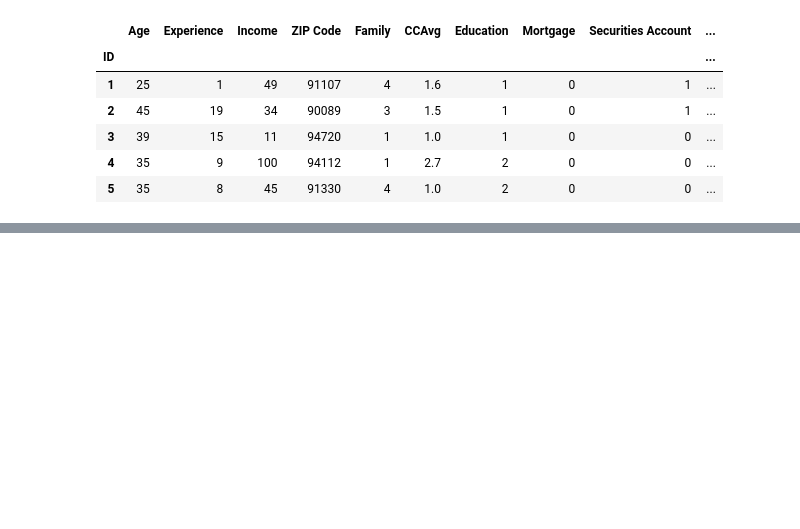
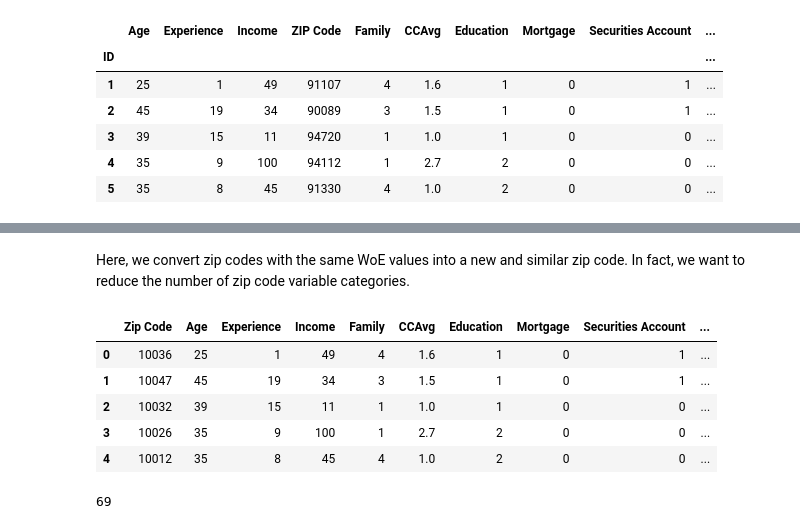
Before and after one commit to MostafaGorgani/Classification-models-for-personal-loan-customers, a Jupyter notebook: Bank personal loan modelling-April2023.ipynb, the cells around one changed output, grey strips where cells are left out. Cells and saved outputs as stored; diff of their text form; code cells hidden in the pictures; blank space fills up the shorter version.

Commit message:
Zip code variable analysis

```diff
--- a/Bank personal loan modelling-April2023.ipynb
+++ b/Bank personal loan modelling-April2023.ipynb
@@ -48,0 +180,31 @@ data.head()
+# %% [markdown]
+Here, we convert zip codes with the same WoE values into a new and similar zip code. In fact, we want to reduce the number of zip code variable categories.
+# %%
+#group the data by WoE and get the group indices
+group_indices=df_merge.groupby('WoE_merged').groups
+#Creating a mapping from WoE values to special zip codes
+woe_to_code={}
+special_zip_code=10000
+for woe, indices in group_indices.items():
+    woe_to_code[woe]=special_zip_code
+    special_zip_code+=1
+#map the zip codes to the special zip codes using the mapping
+df_merge['special_zip_code']= df_merge['WoE_merged'].map(woe_to_code)
+df_merge.drop (['ZIP Code', 'WoE_merged'], axis=1, inplace=True)
+#Changing place of the special_zip_code column
+temp_cols=df_merge.columns.tolist()
+new_cols=temp_cols[-1:] + temp_cols[:-1]
+df_merge=df_merge[new_cols]
+df_merge.rename(columns={"special_zip_code": "Zip Code"}, inplace=True)
+df_merge. head()
+# %% [output]
+|  | Zip Code | Age | Experience | Income | Family | CCAvg | Education | Mortgage | Securities Account | ... |
+| 0 | 10036 | 25 | 1 | 49 | 4 | 1.6 | 1 | 0 | 1 | ... |
+| 1 | 10047 | 45 | 19 | 34 | 3 | 1.5 | 1 | 0 | 1 | ... |
+| 2 | 10032 | 39 | 15 | 11 | 1 | 1.0 | 1 | 0 | 0 | ... |
+| 3 | 10026 | 35 | 9 | 100 | 1 | 2.7 | 2 | 0 | 0 | ... |
+| 4 | 10012 | 35 | 8 | 45 | 4 | 1.0 | 2 | 0 | 0 | ... |
+# %%
+df_merge['Zip Code'].nunique()
+# %% [output]
+69
```
Also changed, not shown: parts of 13 cells of this notebook.
